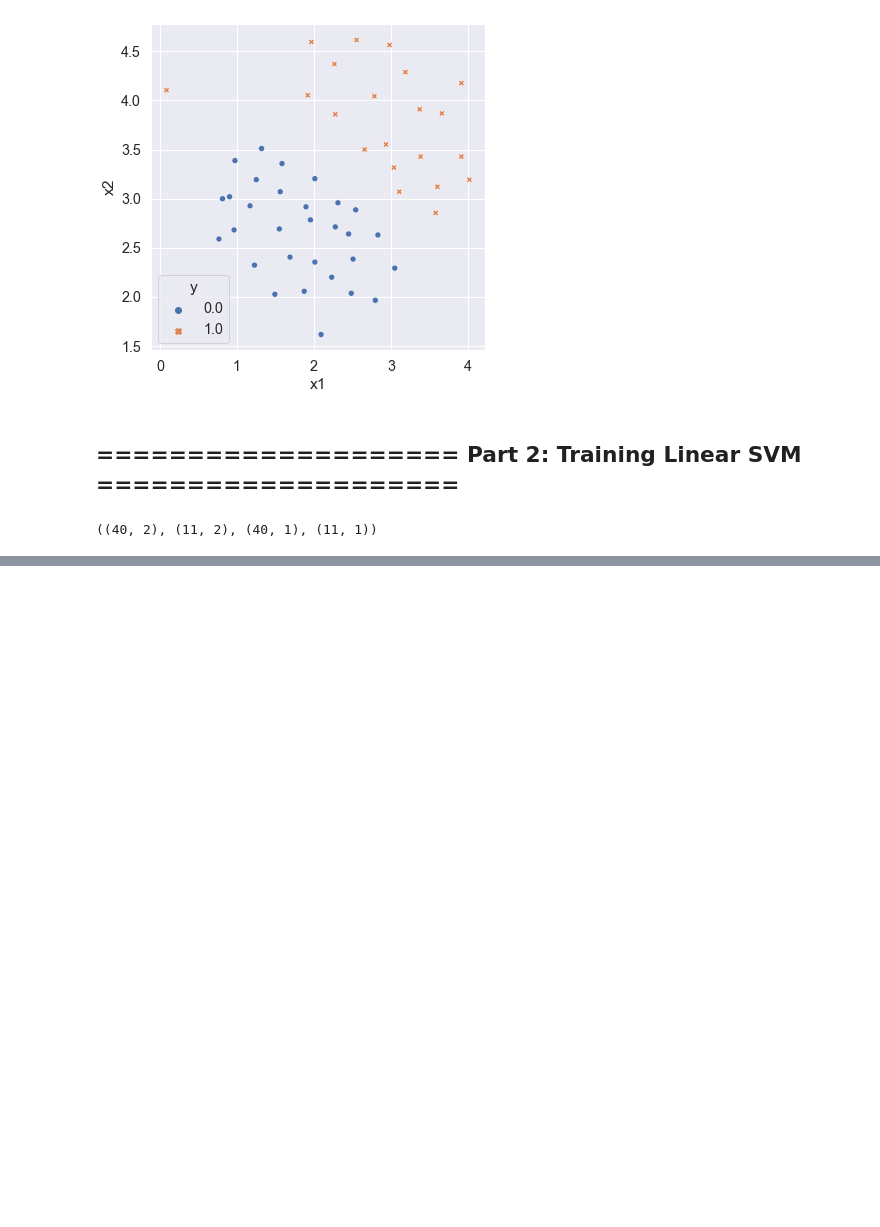
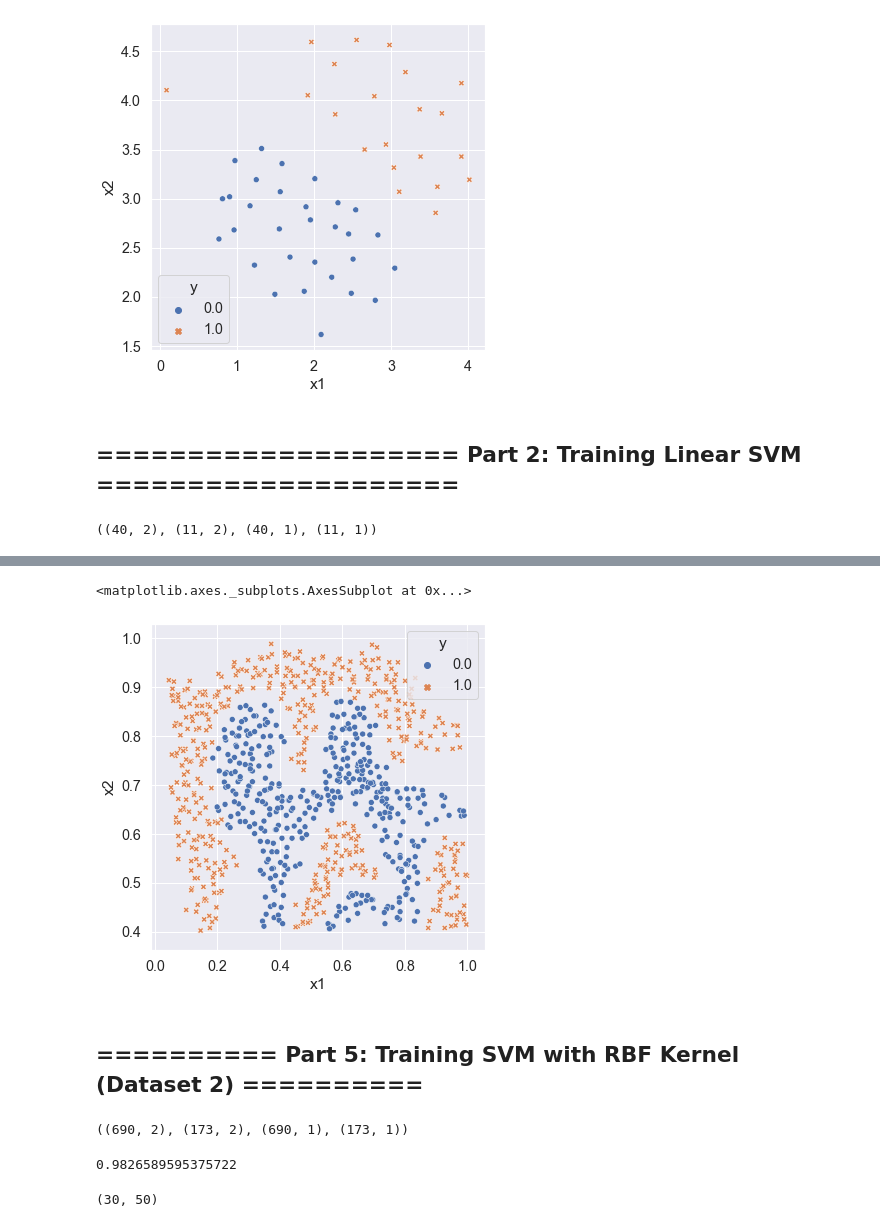
Before and after one commit to calvar/courseraML, a Jupyter notebook: Ex6/python/ex6.ipynb, the cells around one changed output, grey strips where cells are left out. Saved outputs shown, nothing was run; the diff lists cells and outputs as text; code cells hidden in the pictures; blank space fills up the shorter version.

```diff
--- a/Ex6/python/ex6.ipynb
+++ b/Ex6/python/ex6.ipynb
@@ -174,0 +231,3 @@ sns.lineplot(data=lin_dfB, ax=ax[1], x='x1', y='x2').set(title='C=100.0')
+# %%
+data2_df = pd.DataFrame(data2_tot, columns=['x1','x2','y'])
+display(data2_df.head())
@@ -174,0 +241,18 @@ sns.lineplot(data=lin_dfB, ax=ax[1], x='x1', y='x2').set(title='C=100.0')
+# %%
+fig2, ax = plt.subplots(figsize=(6,6))
+sns.scatterplot(data=data2_df, ax=ax, x='x1', y='x2', hue='y', style='y')
+# %% [output]
+<matplotlib.axes._subplots.AxesSubplot at 0x...>
+[figure, added]
+# %% [markdown]
+## ========== Part 5: Training SVM with RBF Kernel (Dataset 2) ==========
+# %%
+#separate data into train and test sets
+X2_train, X2_test, y2_train, y2_test = train_test_split(X2, y2, test_size = 0.20)
+train2_tot = np.concatenate((X2_train,y2_train),axis=1)
+test2_tot = np.concatenate((X2_test,y2_test),axis=1)
+train2_df = pd.DataFrame(train2_tot, columns=['x1','x2','y'])
+test2_df = pd.DataFrame(test2_tot, columns=['x1','x2','y'])
+X2_train.shape, X2_test.shape, y2_train.shape, y2_test.shape
+# %% [output]
+((690, 2), (173, 2), (690, 1), (173, 1))
@@ -174,0 +273,14 @@ sns.lineplot(data=lin_dfB, ax=ax[1], x='x1', y='x2').set(title='C=100.0')
+# %%
+pred = []
+for x in X2_test:
+    pred.append(modelA.predict([[x[0], x[1]]])[0])
+accuracy_score(pred,y2_test.flatten())
+# %% [output]
+0.9826589595375722
+# %%
+x1vals = [x for x in np.arange(0,1,0.02)]
+x2vals = [x for x in np.arange(0.4,1,0.02)]
+coefgridA = np.array([[modelA.predict([[i, j]])[0] for i in x1vals] for j in x2vals])
+coefgridA.shape
+# %% [output]
+(30, 50)
```
Also changed, not shown: parts of 15 cells of this notebook, 2 other files.
